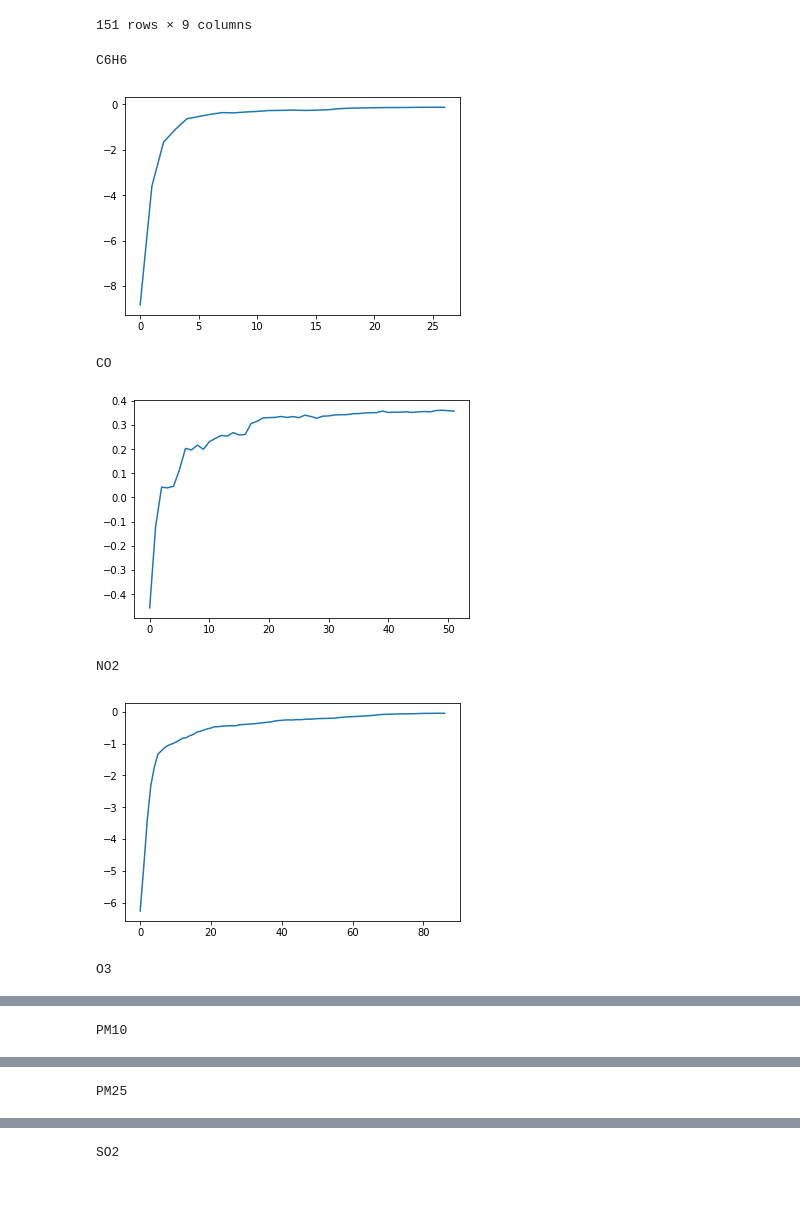
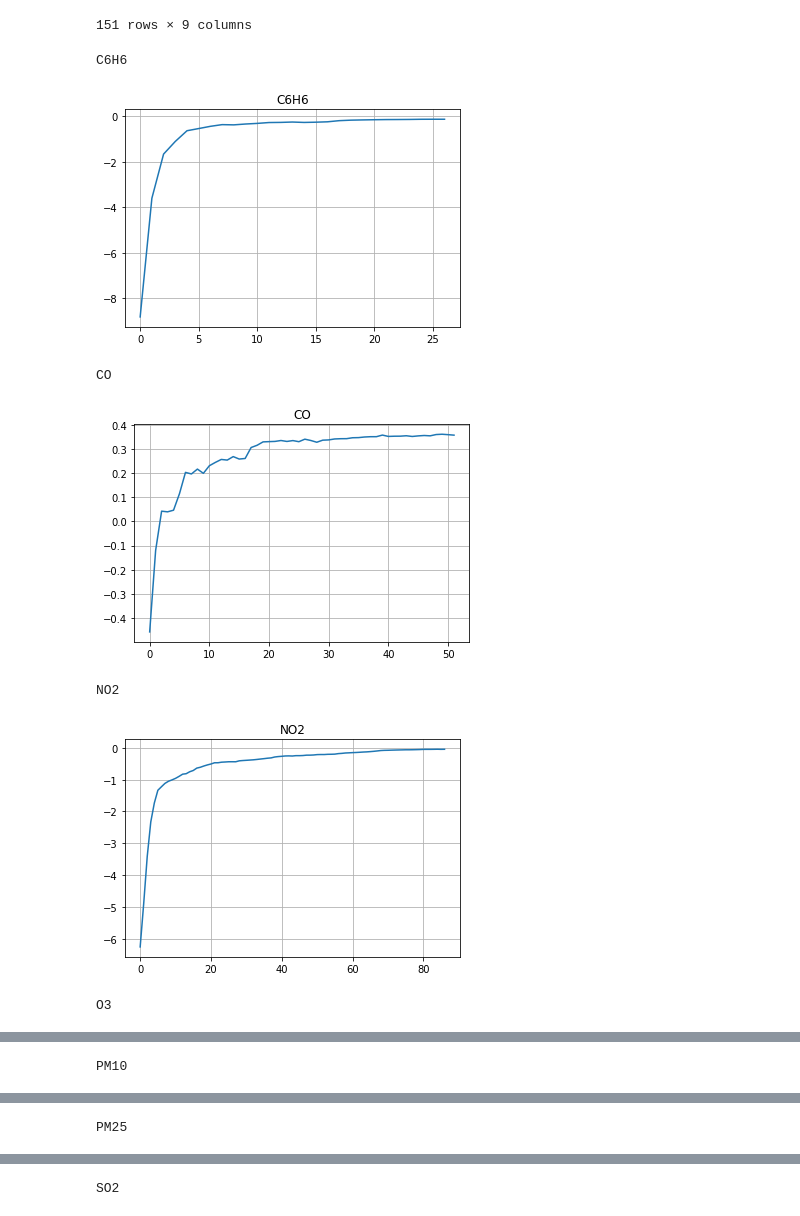
Before and after one commit to QuantumDamage/AQIP, a Jupyter notebook: workspace/05-estimation.ipynb, the cells around one changed output, grey strips where cells are left out. Drawn from its saved outputs; the diff is of its cells as text; code cells hidden in the pictures.

Commit message:
Added title and grid to plots

```diff
--- a/workspace/05-estimation.ipynb
+++ b/workspace/05-estimation.ipynb
@@ -90,28 +90,30 @@ oneHour
 # %%
 for pollutant in pollutants:
     print pollutant
     scores = []
     inputData = oneHour[[pollutant, "lat", "long"]]
     predictData = inputData[~pd.notnull(inputData[pollutant])]
     trainData = inputData[pd.notnull(inputData[pollutant])]
 
     X = trainData[["lat", "long"]]
     y = trainData[pollutant]
 
     X_train, X_test, y_train, y_test = train_test_split(X.values,y.values, random_state=42)
     for neighbo in range(1,len(X_train)+1):
         #print neighbo
         neigh = KNeighborsRegressor(n_neighbors=neighbo, weights="distance")
         neigh.fit(X_train, y_train)
         scores.append(neigh.score(X_test, y_test))
     plt.plot(scores)
+    plt.title(pollutant)
+    plt.grid()
     plt.show()
     #break
 # %% [output]
 C6H6
-[figure, old version]
+[figure, new version]
 CO
-[figure, old version]
+[figure, new version]
 NO2
-[figure, old version]
+[figure, new version]
 O3
```
Also changed, not shown: parts of 1 cell of this notebook.
